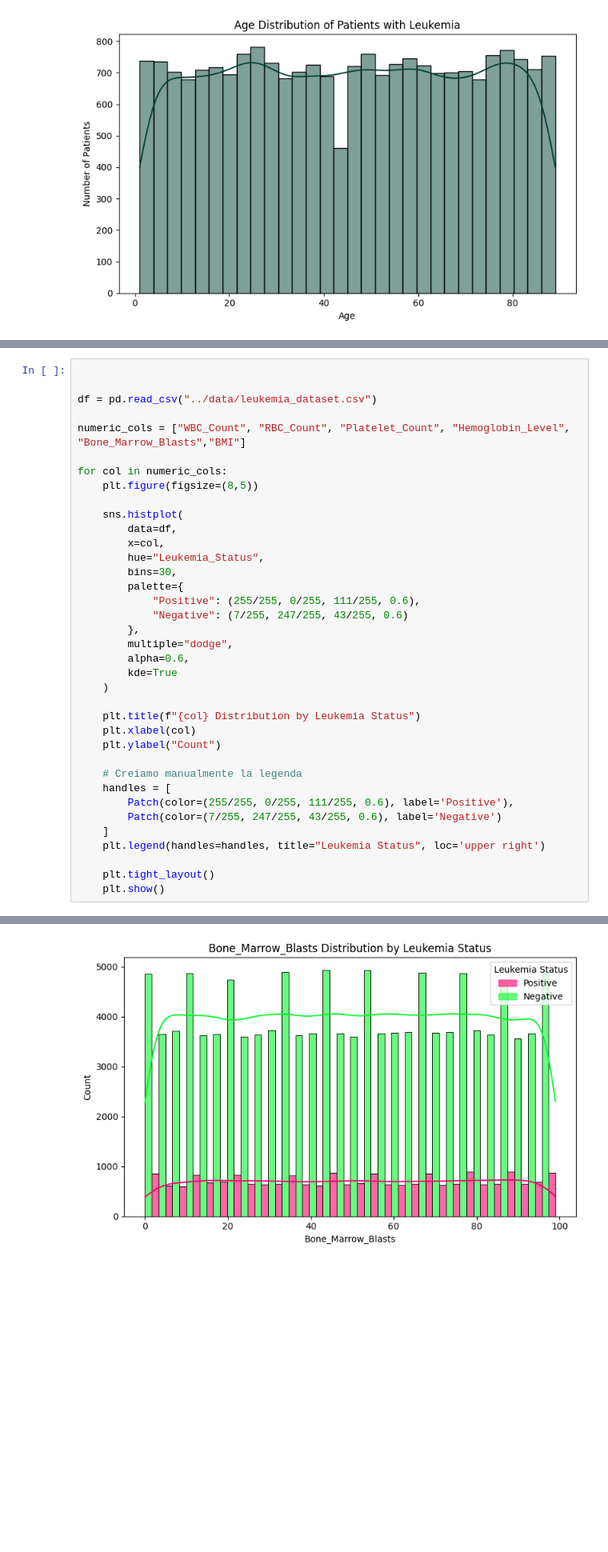
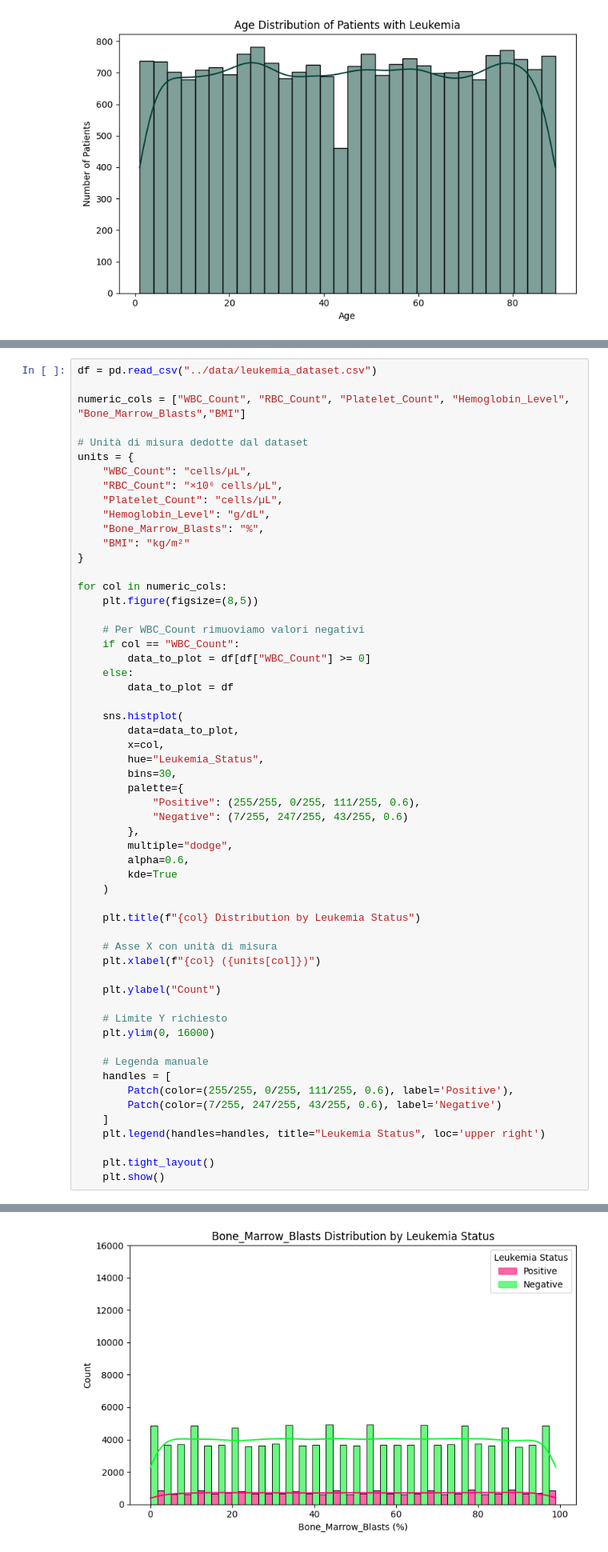
Before and after one commit to andreeriga/Scientific-Visualization-Magistrale, a Jupyter notebook: notebooks/leukemia.ipynb, the cells around one changed output, grey strips where cells are left out. Shown at 80% size. Drawn from its saved outputs; the diff is of its cells as text; blank space fills up the shorter version.

```diff
--- a/notebooks/leukemia.ipynb
+++ b/notebooks/leukemia.ipynb
@@ -288,17 +314,31 @@ plt.show()
 # %% [output]
 [figure]
 # %%
-
-
 df = pd.read_csv("../data/leukemia_dataset.csv")
 
 numeric_cols = ["WBC_Count", "RBC_Count", "Platelet_Count", "Hemoglobin_Level", "Bone_Marrow_Blasts","BMI"]
 
+# Unità di misura dedotte dal dataset
+units = {
+    "WBC_Count": "cells/µL",
+    "RBC_Count": "×10⁶ cells/µL",
+    "Platelet_Count": "cells/µL",
+    "Hemoglobin_Level": "g/dL",
+    "Bone_Marrow_Blasts": "%",
+    "BMI": "kg/m²"
+}
+
 for col in numeric_cols:
     plt.figure(figsize=(8,5))
 
+    # Per WBC_Count rimuoviamo valori negativi
+    if col == "WBC_Count":
+        data_to_plot = df[df["WBC_Count"] >= 0]
+    else:
+        data_to_plot = df
+
     sns.histplot(
-        data=df,
+        data=data_to_plot,
         x=col,
         hue="Leukemia_Status",
         bins=30,
@@ -312,10 +352,16 @@ for col in numeric_cols:
     )
 
     plt.title(f"{col} Distribution by Leukemia Status")
-    plt.xlabel(col)
+
+    # Asse X con unità di misura
+    plt.xlabel(f"{col} ({units[col]})")
+
     plt.ylabel("Count")
 
-    # Creiamo manualmente la legenda
+    # Limite Y richiesto
+    plt.ylim(0, 16000)
+
+    # Legenda manuale
     handles = [
         Patch(color=(255/255, 0/255, 111/255, 0.6), label='Positive'),
         Patch(color=(7/255, 247/255, 43/255, 0.6), label='Negative')
@@ -332 +378 @@ for col in numeric_cols:
-[figure, old version]
+[figure, new version]
```
Also changed, not shown: parts of 2 cells of this notebook, 3 other files.
